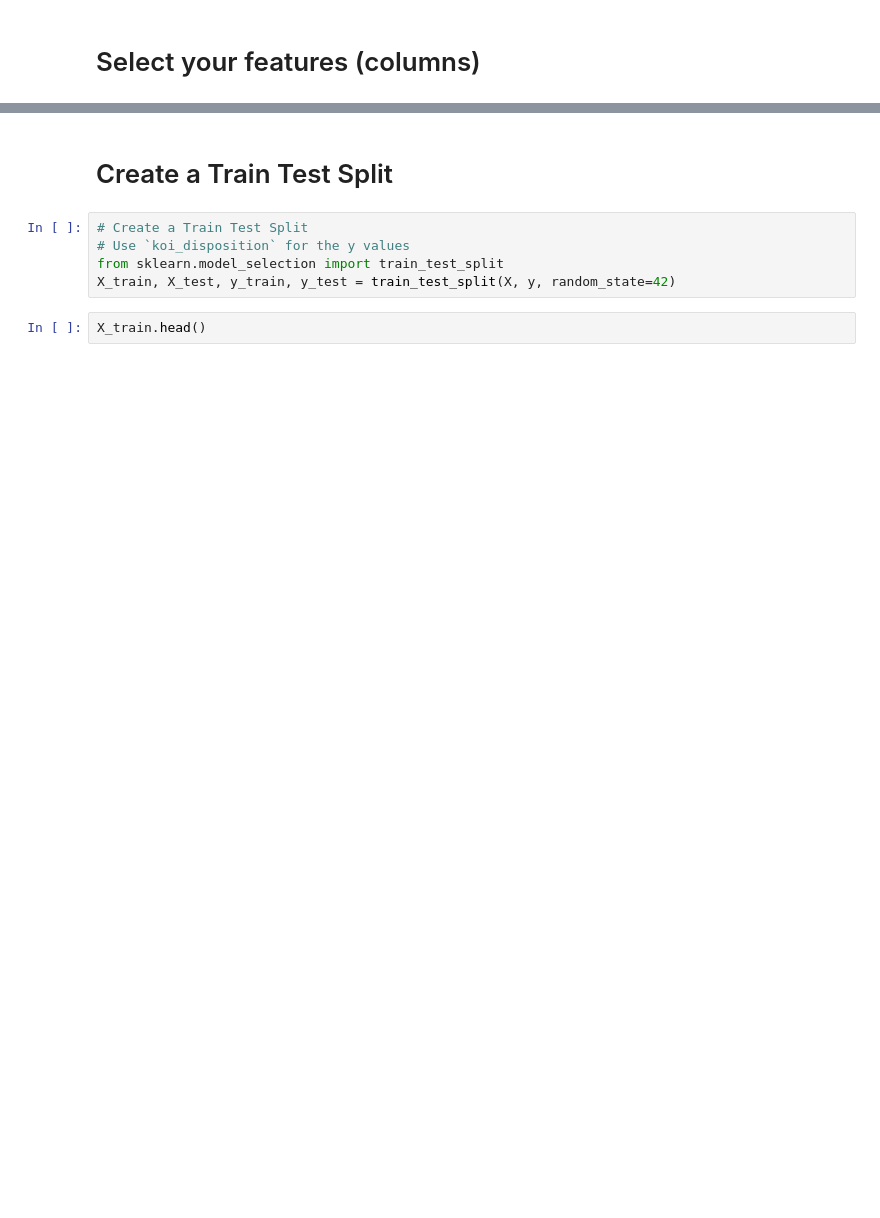
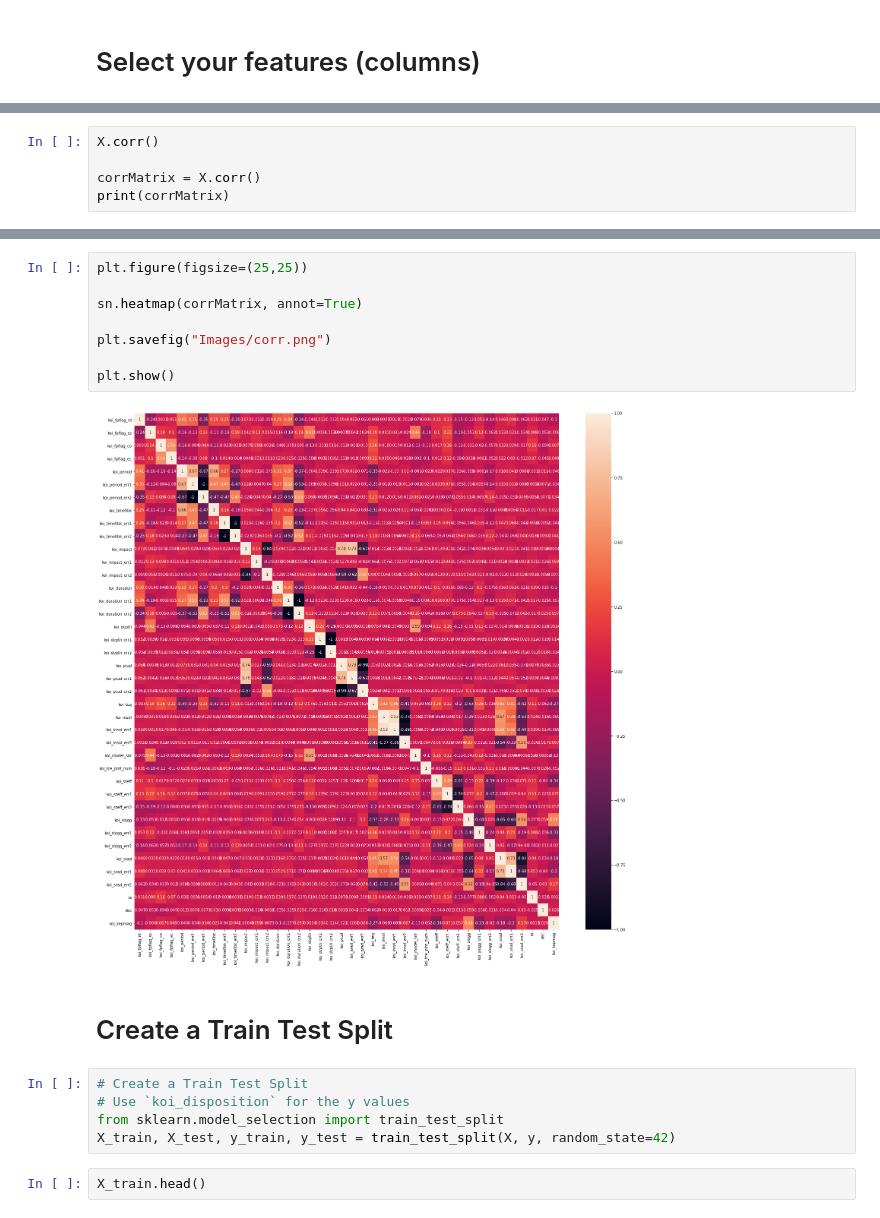
Before and after one commit to klharp/Machine-Learning-Exoplanet-Exploration, a Jupyter notebook: model_1.ipynb, the cells around one changed output, grey strips where cells are left out. Drawn from its saved outputs; the diff is of its cells as text; blank space fills up the shorter version.

```diff
--- a/model_1.ipynb
+++ b/model_1.ipynb
@@ -98,0 +84,5 @@ print(X.shape, y.shape)
+# %%
+X.corr()
+
+corrMatrix = X.corr()
+print(corrMatrix)
@@ -99,3 +107,13 @@ print(X.shape, y.shape)
+# %%
+plt.figure(figsize=(25,25))
+
+sn.heatmap(corrMatrix, annot=True)
+
+plt.savefig("Images/corr.png")
+
+plt.show()
+# %% [output]
+[figure, added]
 # %% [markdown]
 # Create a Train Test Split
 # %%
```
Also changed, not shown: parts of 12 cells of this notebook, 2 other files.
